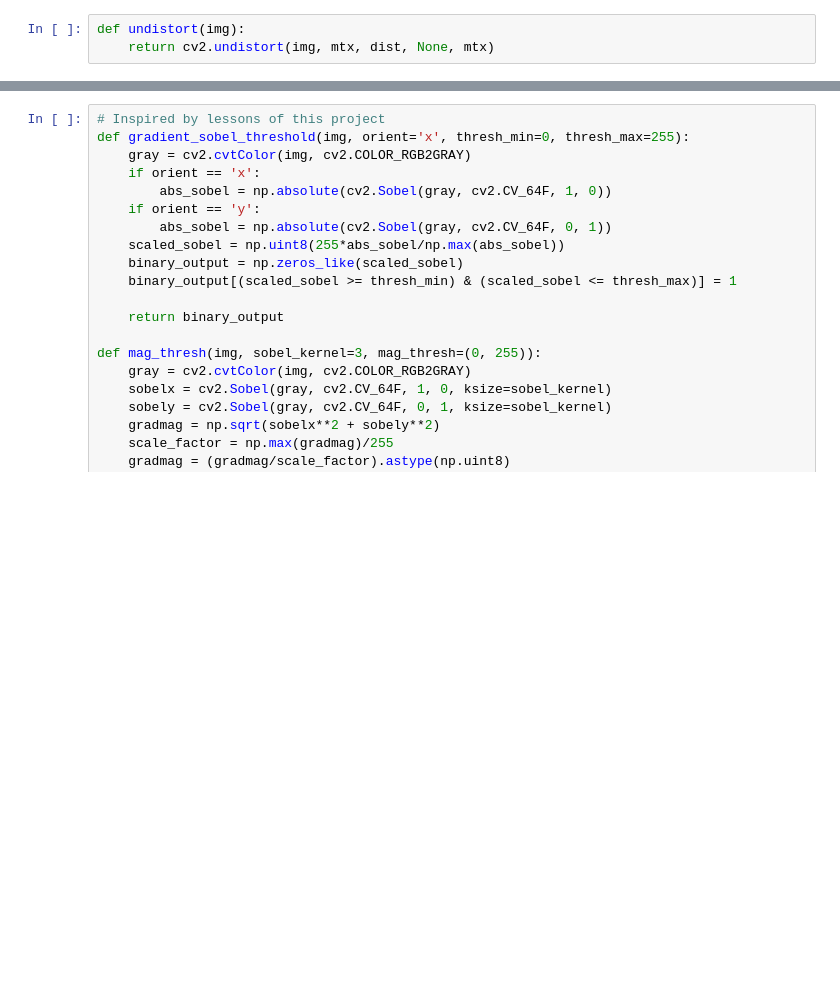
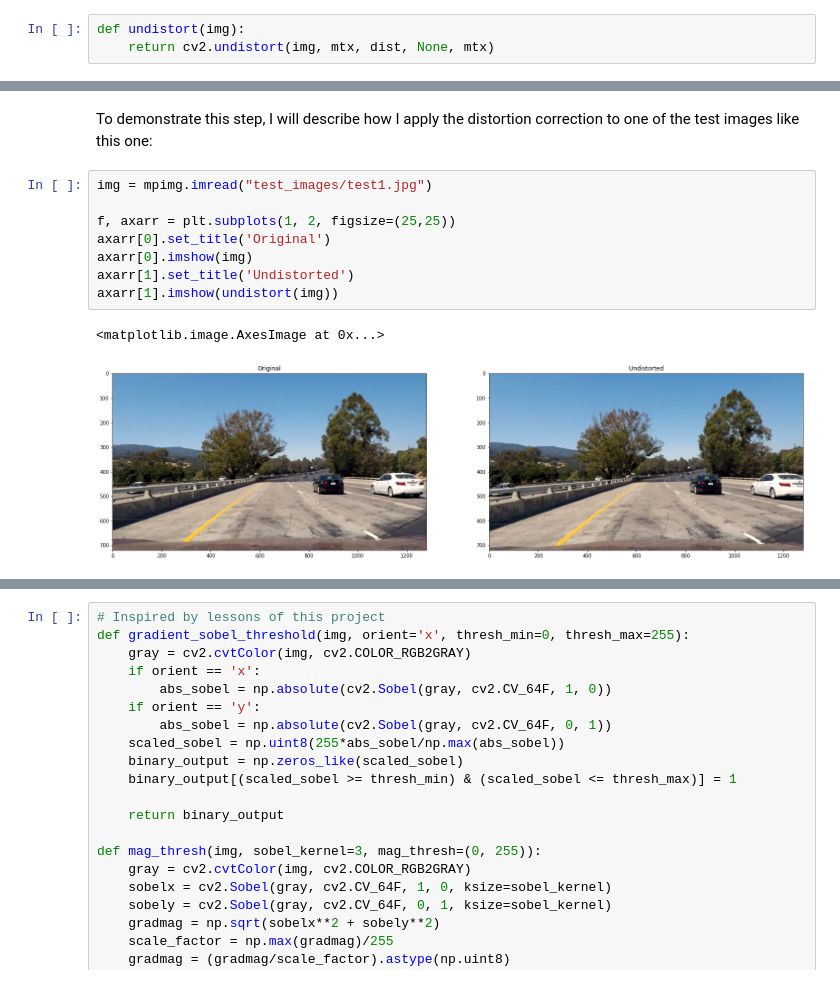
Before and after one commit to johnciocoiu/udacity-nd-self-driving-car-project-4, a Jupyter notebook: advanced-lane-lines.ipynb, the cells around one changed output, grey strips where cells are left out. Cells and saved outputs as stored; diff of their text form; blank space fills up the shorter version.

```diff
--- a/advanced-lane-lines.ipynb
+++ b/advanced-lane-lines.ipynb
@@ -92,0 +101,13 @@ def undistort(img):
+# %% [markdown]
+To demonstrate this step, I will describe how I apply the distortion correction to one of the test images like this one:
+# %%
+img = mpimg.imread("test_images/test1.jpg")
+
+f, axarr = plt.subplots(1, 2, figsize=(25,25))
+axarr[0].set_title('Original')
+axarr[0].imshow(img)
+axarr[1].set_title('Undistorted')
+axarr[1].imshow(undistort(img))
+# %% [output]
+<matplotlib.image.AxesImage at 0x...>
+[figure, added]
```
Also changed, not shown: parts of 52 cells of this notebook, 15 other files.
